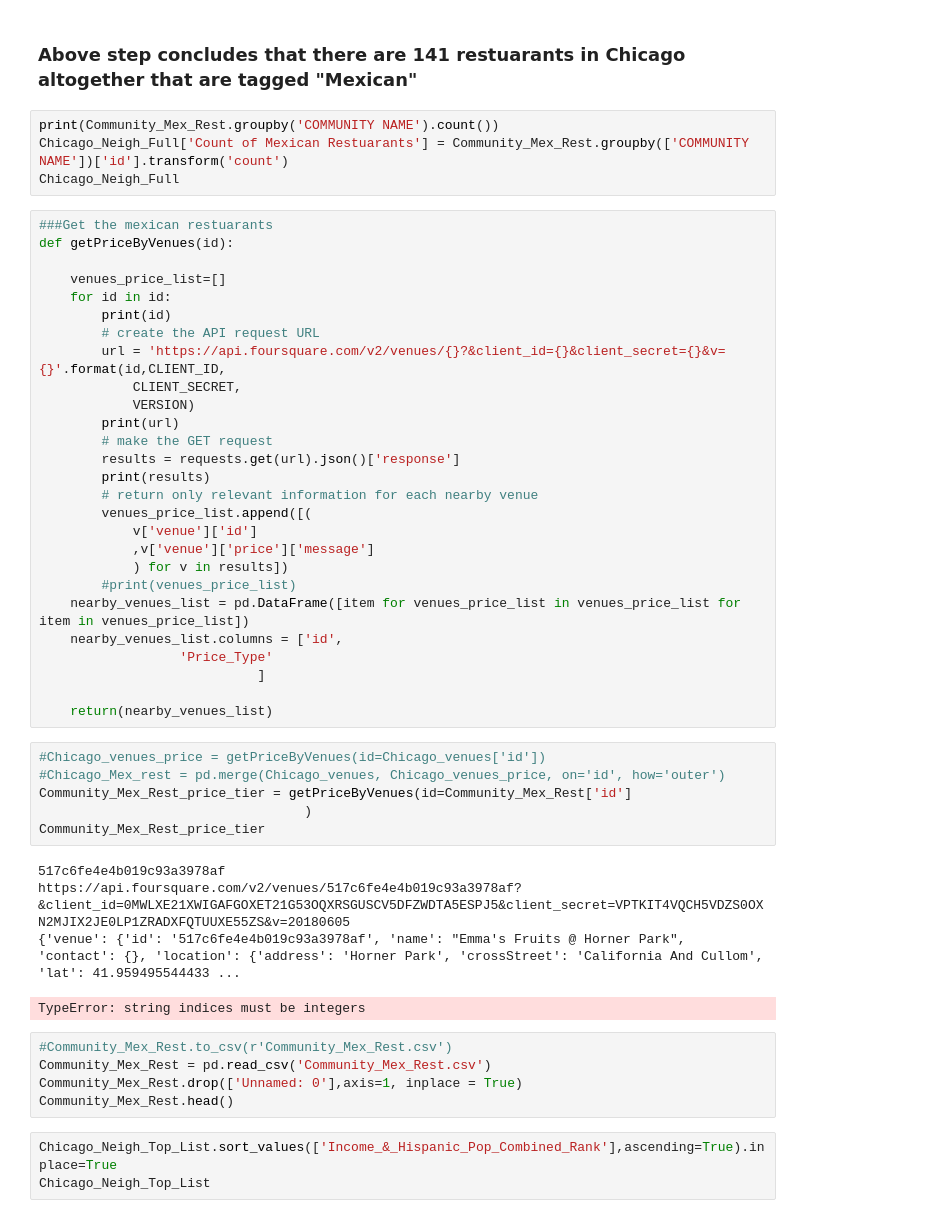
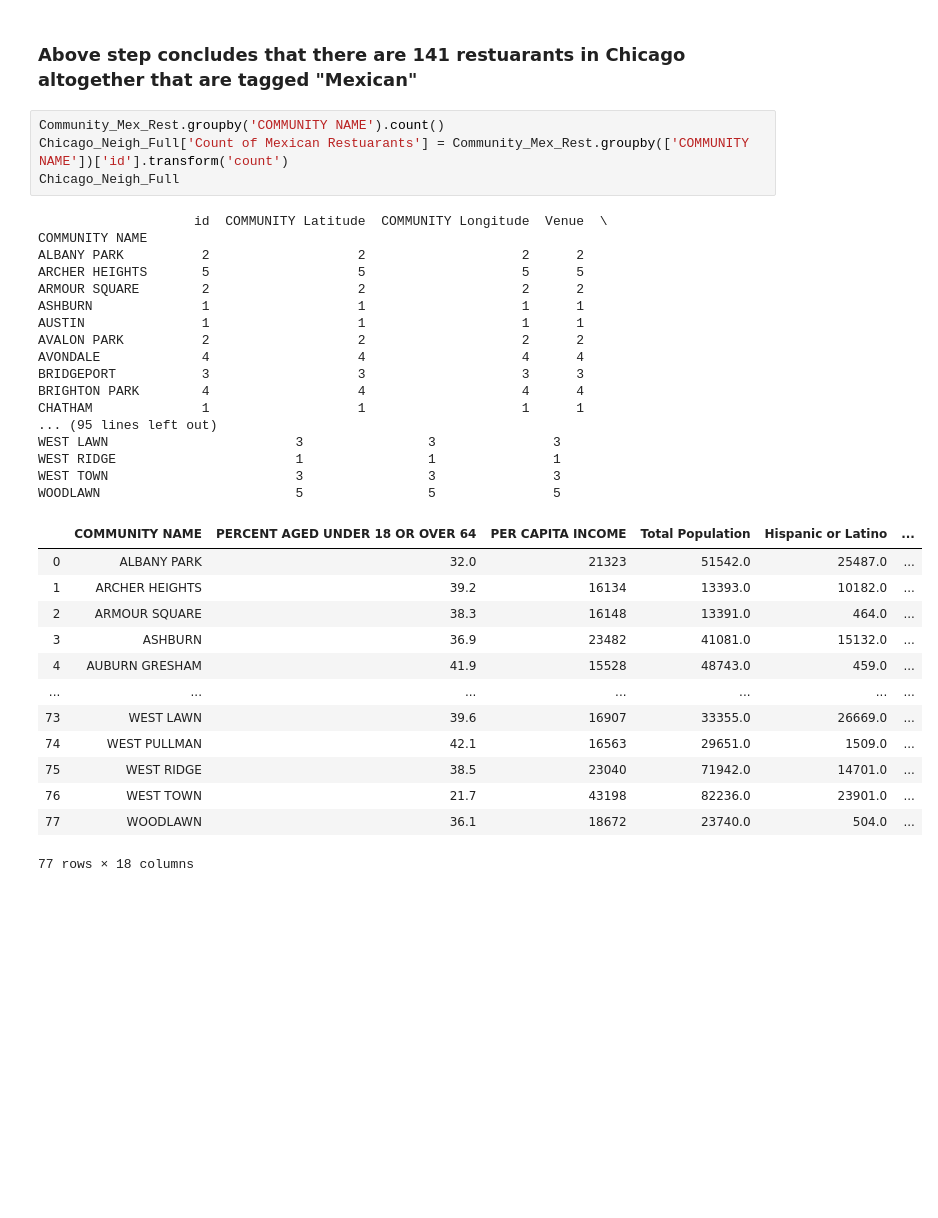
Before and after one commit to LRT-YASH/TestDSRepo, a Jupyter notebook: Week5_Final.ipynb, the cells around one changed output. Cells and saved outputs as stored; diff of their text form; blank space fills up the shorter version.

```diff
--- a/Week5_Final.ipynb
+++ b/Week5_Final.ipynb
@@ -395,52 +395,37 @@ WOODLAWN
 # %% [markdown]
 ### Above step concludes that there are 141 restuarants in Chicago altogether that are tagged "Mexican"
 # %%
-print(Community_Mex_Rest.groupby('COMMUNITY NAME').count())
+Community_Mex_Rest.groupby('COMMUNITY NAME').count()
 Chicago_Neigh_Full['Count of Mexican Restuarants'] = Community_Mex_Rest.groupby(['COMMUNITY NAME'])['id'].transform('count')
 Chicago_Neigh_Full
+# %% [output]
+                    id  COMMUNITY Latitude  COMMUNITY Longitude  Venue  \
+COMMUNITY NAME
+ALBANY PARK          2                   2                    2      2
+ARCHER HEIGHTS       5                   5                    5      5
+ARMOUR SQUARE        2                   2                    2      2
+ASHBURN              1                   1                    1      1
+AUSTIN               1                   1                    1      1
+AVALON PARK          2                   2                    2      2
+AVONDALE             4                   4                    4      4
+BRIDGEPORT           3                   3                    3      3
+BRIGHTON PARK        4                   4                    4      4
+CHATHAM              1                   1                    1      1
+... (95 lines left out)
+WEST LAWN                        3                3               3
+WEST RIDGE                       1                1               1
+WEST TOWN                        3                3               3
+WOODLAWN                         5                5               5
+|  | COMMUNITY NAME | PERCENT AGED UNDER 18 OR OVER 64 | PER CAPITA INCOME | Total Population | Hispanic or Latino | ... |
+| 0 | ALBANY PARK | 32.0 | 21323 | 51542.0 | 25487.0 | ... |
+| 1 | ARCHER HEIGHTS | 39.2 | 16134 | 13393.0 | 10182.0 | ... |
+| 2 | ARMOUR SQUARE | 38.3 | 16148 | 13391.0 | 464.0 | ... |
+| 3 | ASHBURN | 36.9 | 23482 | 41081.0 | 15132.0 | ... |
+| 4 | AUBURN GRESHAM | 41.9 | 15528 | 48743.0 | 459.0 | ... |
+| ... | ... | ... | ... | ... | ... | ... |
+| 73 | WEST LAWN | 39.6 | 16907 | 33355.0 | 26669.0 | ... |
+| 74 | WEST PULLMAN | 42.1 | 16563 | 29651.0 | 1509.0 | ... |
+| 75 | WEST RIDGE | 38.5 | 23040 | 71942.0 | 14701.0 | ... |
+| 76 | WEST TOWN | 21.7 | 43198 | 82236.0 | 23901.0 | ... |
+| 77 | WOODLAWN | 36.1 | 18672 | 23740.0 | 504.0 | ... |
+77 rows × 18 columns
-# %%
-###Get the mexican restuarants
-def getPriceByVenues(id):
-
-    venues_price_list=[]
-    for id in id:
-        print(id)
-        # create the API request URL
-        url = 'https://api.foursquare.com/v2/venues/{}?&client_id={}&client_secret={}&v={}'.format(id,CLIENT_ID,
-            CLIENT_SECRET,
-            VERSION)
-        print(url)
-        # make the GET request
-        results = requests.get(url).json()['response']
-        print(results)
-        # return only relevant information for each nearby venue
-        venues_price_list.append([(
-            v['venue']['id']
-            ,v['venue']['price']['message']
-            ) for v in results])
-        #print(venues_price_list)
-    nearby_venues_list = pd.DataFrame([item for venues_price_list in venues_price_list for item in venues_price_list])
-    nearby_venues_list.columns = ['id',
-                  'Price_Type'
-                            ]
-
-    return(nearby_venues_list)
-# %%
-#Chicago_venues_price = getPriceByVenues(id=Chicago_venues['id'])
-#Chicago_Mex_rest = pd.merge(Chicago_venues, Chicago_venues_price, on='id', how='outer')
-Community_Mex_Rest_price_tier = getPriceByVenues(id=Community_Mex_Rest['id']
-                                  )
-Community_Mex_Rest_price_tier
-# %% [output]
-517c6fe4e4b019c93a3978af
-https://api.foursquare.com/v2/venues/517c6fe4e4b019c93a3978af?&client_id=0MWLXE21XWIGAFGOXET21G53OQXRSGUSCV5DFZWDTA5ESPJ5&client_secret=VPTKIT4VQCH5VDZS0OXN2MJIX2JE0LP1ZRADXFQTUUXE55ZS&v=20180605
-{'venue': {'id': '517c6fe4e4b019c93a3978af', 'name': "Emma's Fruits @ Horner Park", 'contact': {}, 'location': {'address': 'Horner Park', 'crossStreet': 'California And Cullom', 'lat': 41.959495544433 ...
-TypeError: string indices must be integers
-# %%
-#Community_Mex_Rest.to_csv(r'Community_Mex_Rest.csv')
-Community_Mex_Rest = pd.read_csv('Community_Mex_Rest.csv')
-Community_Mex_Rest.drop(['Unnamed: 0'],axis=1, inplace = True)
-Community_Mex_Rest.head()
-# %%
-Chicago_Neigh_Top_List.sort_values(['Income_&_Hispanic_Pop_Combined_Rank'],ascending=True).inplace=True
-Chicago_Neigh_Top_List
```
Also changed, not shown: parts of 10 cells of this notebook.
